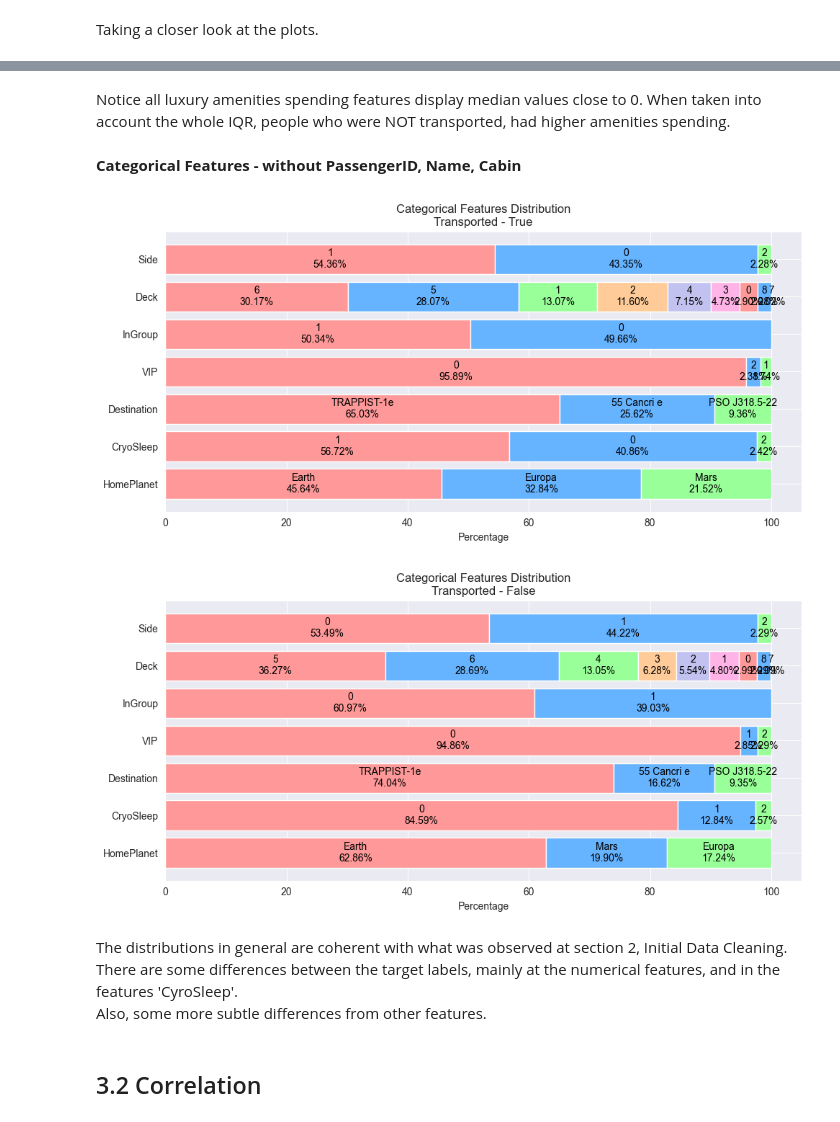
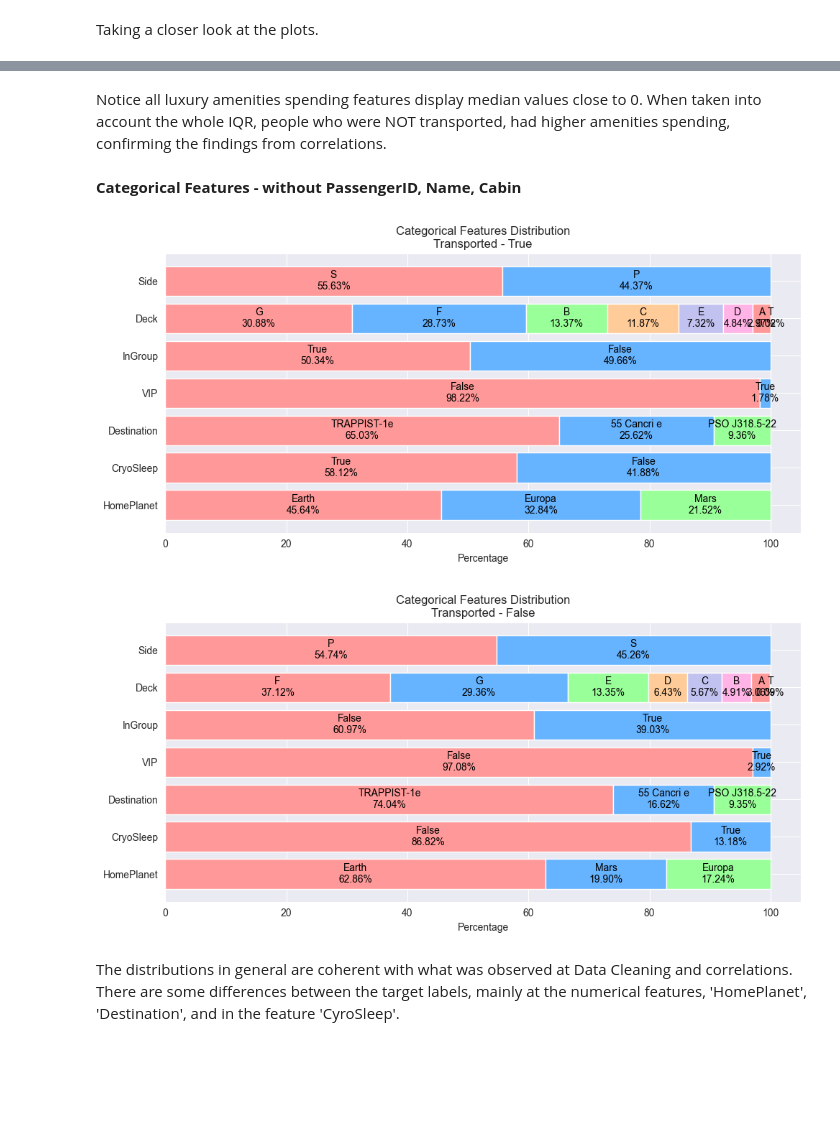
Before and after one commit to CelineChiLamNg/spaceship_prediction, a Jupyter notebook: spaceship_titanic.ipynb, the cells around one changed output, grey strips where cells are left out. Cells and saved outputs as stored; diff of their text form; code cells hidden in the pictures; blank space fills up the shorter version.

```diff
--- a/spaceship_titanic.ipynb
+++ b/spaceship_titanic.ipynb
@@ -595,27 +698,26 @@ spaceship_eda[spaceship_eda.Transported==False].describe()
 # %% [markdown]
 Notice all luxury amenities spending features display median
 values close to 0. When taken into account the whole IQR, people who were NOT
- transported, had higher amenities spending.
+ transported, had higher amenities spending, confirming the findings from
+ correlations.
 # %% [markdown]
 **Categorical Features - without PassengerID, Name, Cabin**
 # %%
 stacked_horizontal_feature_distribution(
-    data=spaceship_eda[spaceship_eda.Transported == True],
+    data=spaceship_train[spaceship_train.Transported == True],
     columns=categorical_columns,
     title='Categorical Features Distribution\nTransported - True')
 
 stacked_horizontal_feature_distribution(
-    data=spaceship_eda[spaceship_eda.Transported == False],
+    data=spaceship_train[spaceship_train.Transported == False],
     columns=categorical_columns,
     title='Categorical Features Distribution\nTransported - False')
 # %% [output]
-[figure, old version]
+[figure, new version]
-[figure, old version]
+[figure, new version]
 # %% [markdown]
-The distributions in general are coherent with what was observed at section
-2, Initial Data Cleaning.<br>
+The distributions in general are coherent with what was observed at Data
+Cleaning and correlations.<br>
 There are some differences between the target labels, mainly at the
-numerical features, and in the features 'CyroSleep'. <br>
-Also, some more subtle differences from other features.
+numerical features, 'HomePlanet', 'Destination', and in the feature
+'CyroSleep'. <br>
-# %% [markdown]
-## 3.2 Correlation
```
Also changed, not shown: parts of 52 cells of this notebook, 2 other files.
